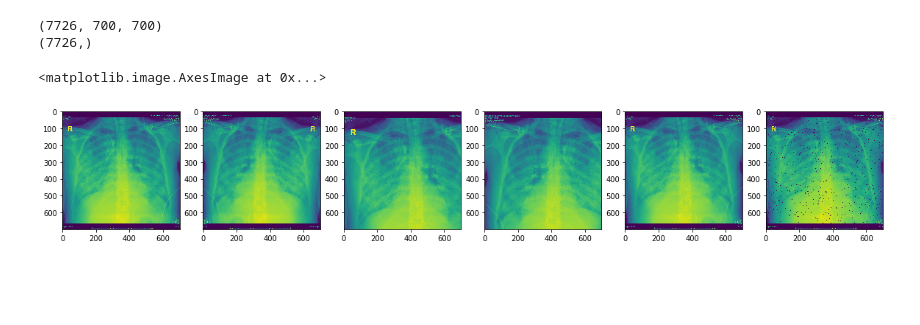
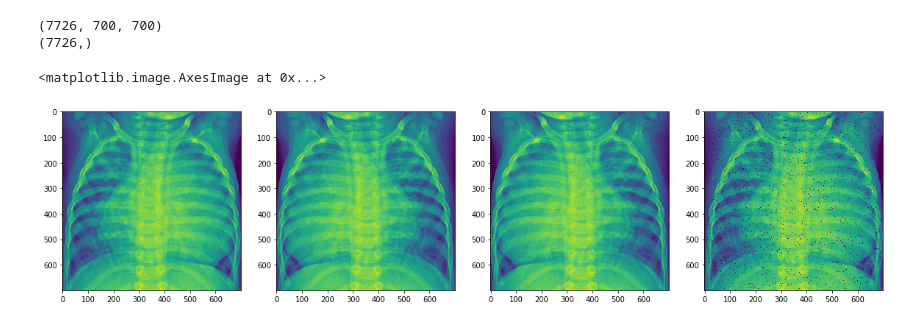
Before and after one commit to dweidai/Pneumonia-Covid19-Classification, a Jupyter notebook: Data_manipulation.ipynb, the cells around one changed output. Cells and saved outputs as stored; diff of their text form; code cells hidden in the pictures; blank space fills up the shorter version.

Commit message:
CNN Ready to Train

```diff
--- a/Data_manipulation.ipynb
+++ b/Data_manipulation.ipynb
@@ -37,38 +37,36 @@ def speckle_noise(X):
     return out
 
 def flip_2D(X):
     return np.fliplr(X)
 
 def clockwise_in_2D(X):
     toReturn = np.zeros((X.shape[0], X.shape[1]))
     for i in range(X.shape[1]):
         angle = random.randint(20, 45)
         temp = ndimage.rotate(X[:,:], angle, reshape=False)
         temp = ndimage.zoom(X[:,:], 1.2)
         temp = temp [0:700, 0:700]
         toReturn[:,:] = temp
     return toReturn
 
 def counter_in_2D(X):
     toReturn = np.zeros((X.shape[0], X.shape[1]))
     for i in range(X.shape[1]):
         angle = random.randint(-90, -20)
         temp = ndimage.rotate(X[:,:], angle, reshape=True)
         temp = ndimage.zoom(X[:,:], 1.2)
         temp = temp [0:700, 0:700]
         toReturn[:,:] = temp
     return toReturn
 
-fig,axs = plt.subplots(1,6, figsize=(20,20))
+fig,axs = plt.subplots(1,4, figsize=(20,20))
 n = np.random.randint(0,X_train.shape[0])
 axs[0].imshow(X_train[n])
 axs[1].imshow(flip_2D(X_train[n]))
-axs[2].imshow(clockwise_in_2D(X_train[n]))
-axs[3].imshow(counter_in_2D(flip_2D(X_train[n])))
-axs[4].imshow(poisson_noise(X_train[n]))
-axs[5].imshow(speckle_noise(X_train[n]))
+axs[2].imshow(poisson_noise(flip_2D(X_train[n])))
+axs[3].imshow(speckle_noise(X_train[n]))
 # %% [output]
 <matplotlib.image.AxesImage at 0x...>
-[figure, old version]
+[figure, new version]
 # %%
 def augment(X, Y):
```
Also changed, not shown: parts of 4 cells of this notebook, 1 other file.
